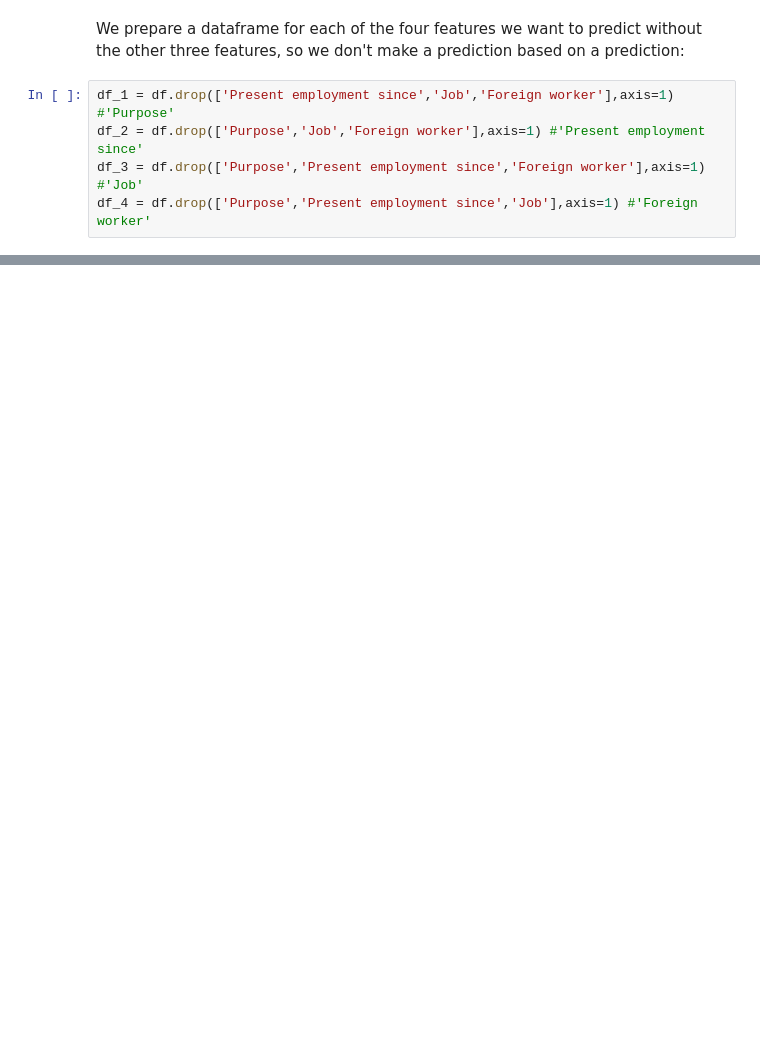
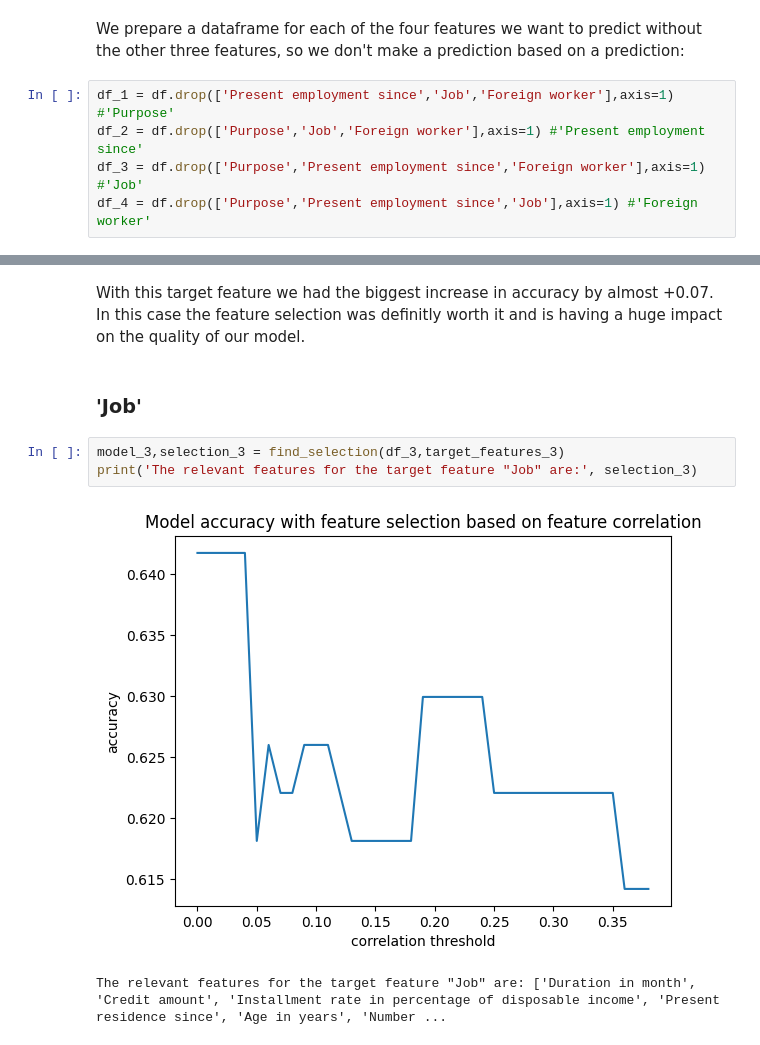
Before and after one commit to kfc-manager/Project_4_Creditworthiness, a Jupyter notebook: creditworthiness.ipynb, the cells around one changed output, grey strips where cells are left out. Saved outputs shown, nothing was run; the diff lists cells and outputs as text; blank space fills up the shorter version.

```diff
--- a/creditworthiness.ipynb
+++ b/creditworthiness.ipynb
@@ -210,0 +260,10 @@ As we can see the models, which have to perform multi-class classification are n
+# %% [markdown]
+With this target feature we had the biggest increase in accuracy by almost +0.07. In this case the feature selection was definitly worth it and is having a huge impact on the quality of our model.
+# %% [markdown]
+### 'Job'
+# %%
+model_3,selection_3 = find_selection(df_3,target_features_3)
+print('The relevant features for the target feature "Job" are:', selection_3)
+# %% [output]
+[figure, added]
+The relevant features for the target feature "Job" are: ['Duration in month', 'Credit amount', 'Installment rate in percentage of disposable income', 'Present residence since', 'Age in years', 'Number ...
```
Also changed, not shown: parts of 45 cells of this notebook, 1 other file.
